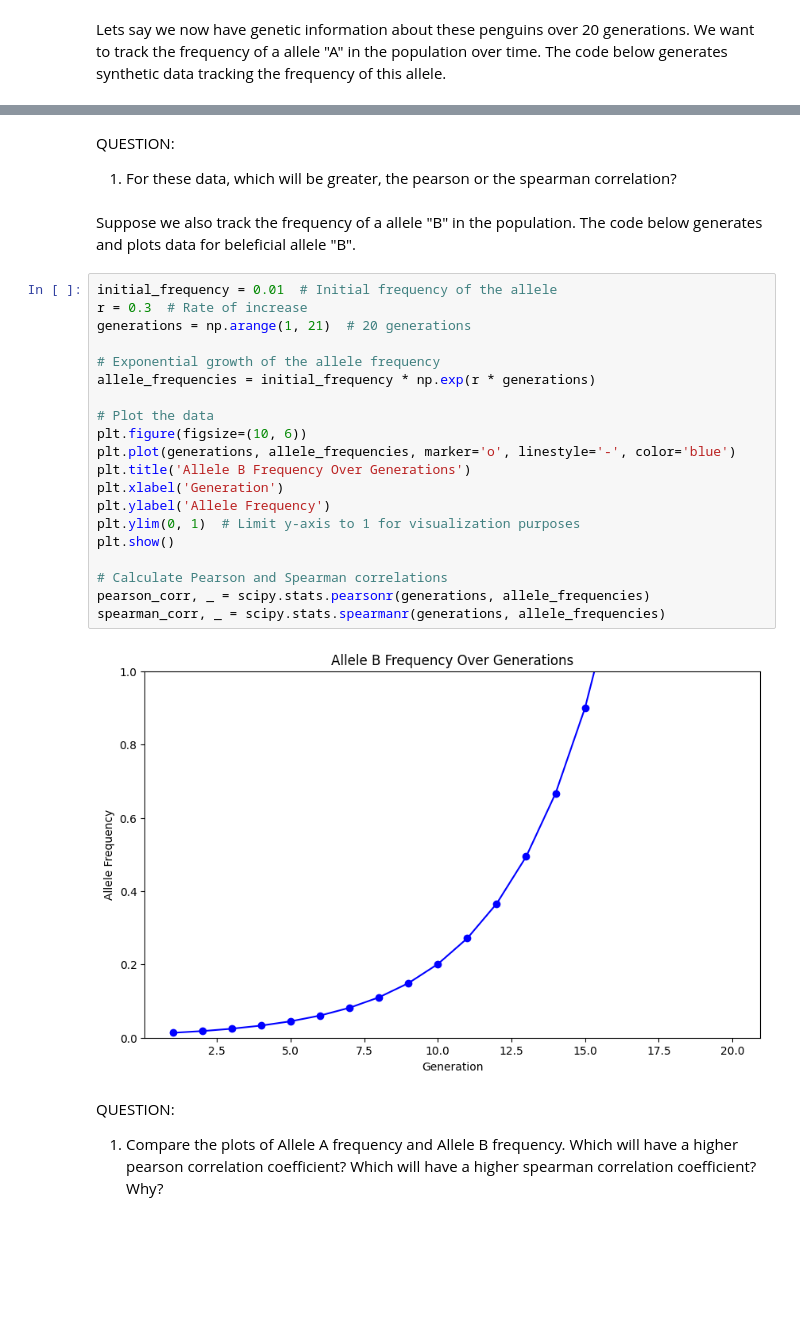
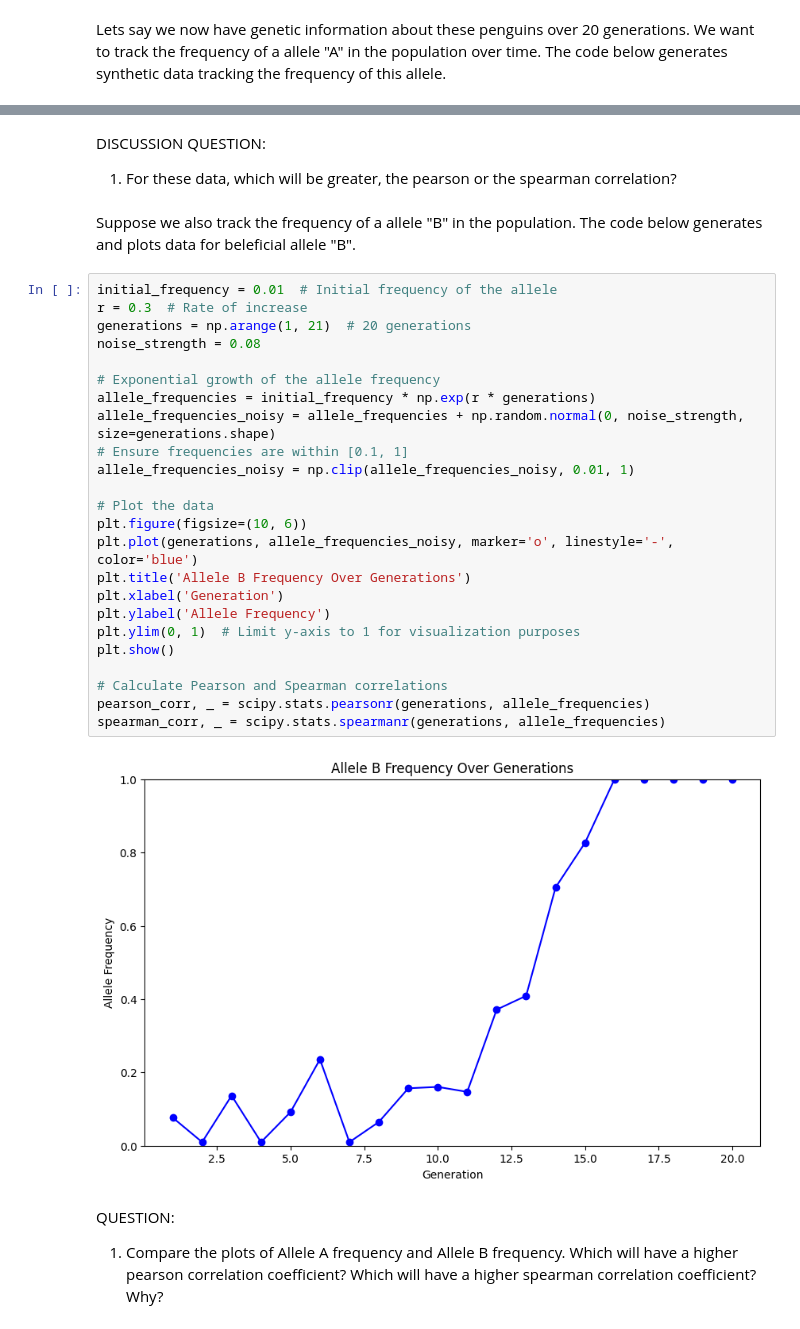
Before and after one commit to BIOL359A-FoundationsOfQBio-Spr25/week1_distributions, a Jupyter notebook: week1_distributions.ipynb, the cells around one changed output, grey strips where cells are left out. Saved outputs shown, nothing was run; the diff lists cells and outputs as text; blank space fills up the shorter version.

```diff
--- a/week1_distributions.ipynb
+++ b/week1_distributions.ipynb
@@ -636,30 +642,34 @@ spearman_corr, _ = scipy.stats.spearmanr(generations, allele_frequencies)
 # %% [markdown]
-QUESTION:
+DISCUSSION QUESTION:
 1. For these data, which will be greater, the pearson or the spearman correlation?
 # %% [markdown]
 Suppose we also track the frequency of a allele "B" in the population. The code below generates and plots data for beleficial allele "B".
 # %%
 initial_frequency = 0.01  # Initial frequency of the allele
 r = 0.3  # Rate of increase
 generations = np.arange(1, 21)  # 20 generations
+noise_strength = 0.08
 
 # Exponential growth of the allele frequency
 allele_frequencies = initial_frequency * np.exp(r * generations)
+allele_frequencies_noisy = allele_frequencies + np.random.normal(0, noise_strength, size=generations.shape)
+# Ensure frequencies are within [0.1, 1]
+allele_frequencies_noisy = np.clip(allele_frequencies_noisy, 0.01, 1)
 
 # Plot the data
 plt.figure(figsize=(10, 6))
-plt.plot(generations, allele_frequencies, marker='o', linestyle='-', color='blue')
+plt.plot(generations, allele_frequencies_noisy, marker='o', linestyle='-', color='blue')
 plt.title('Allele B Frequency Over Generations')
 plt.xlabel('Generation')
 plt.ylabel('Allele Frequency')
 plt.ylim(0, 1)  # Limit y-axis to 1 for visualization purposes
 plt.show()
 
 # Calculate Pearson and Spearman correlations
 pearson_corr, _ = scipy.stats.pearsonr(generations, allele_frequencies)
 spearman_corr, _ = scipy.stats.spearmanr(generations, allele_frequencies)
 # %% [output]
-[figure, old version]
+[figure, new version]
 # %% [markdown]
 QUESTION:
 1. Compare the plots of Allele A frequency and Allele B frequency. Which will have a higher pearson correlation coefficient? Which will have a higher spearman correlation coefficient? Why?
```
Also changed, not shown: parts of 20 cells of this notebook.
